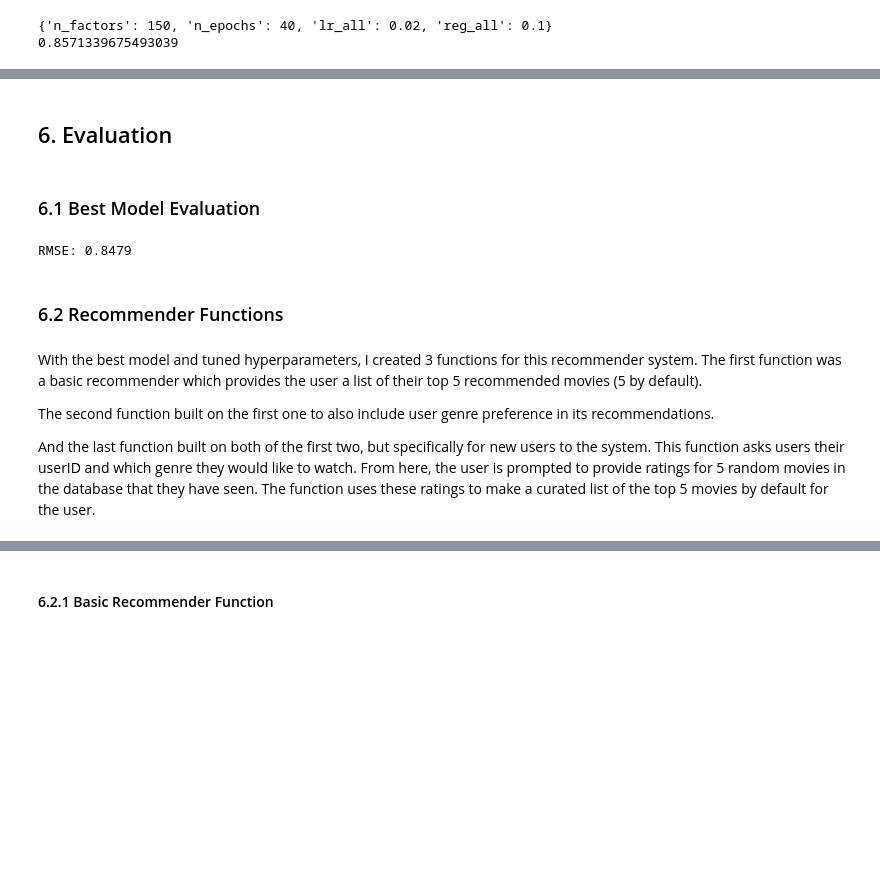
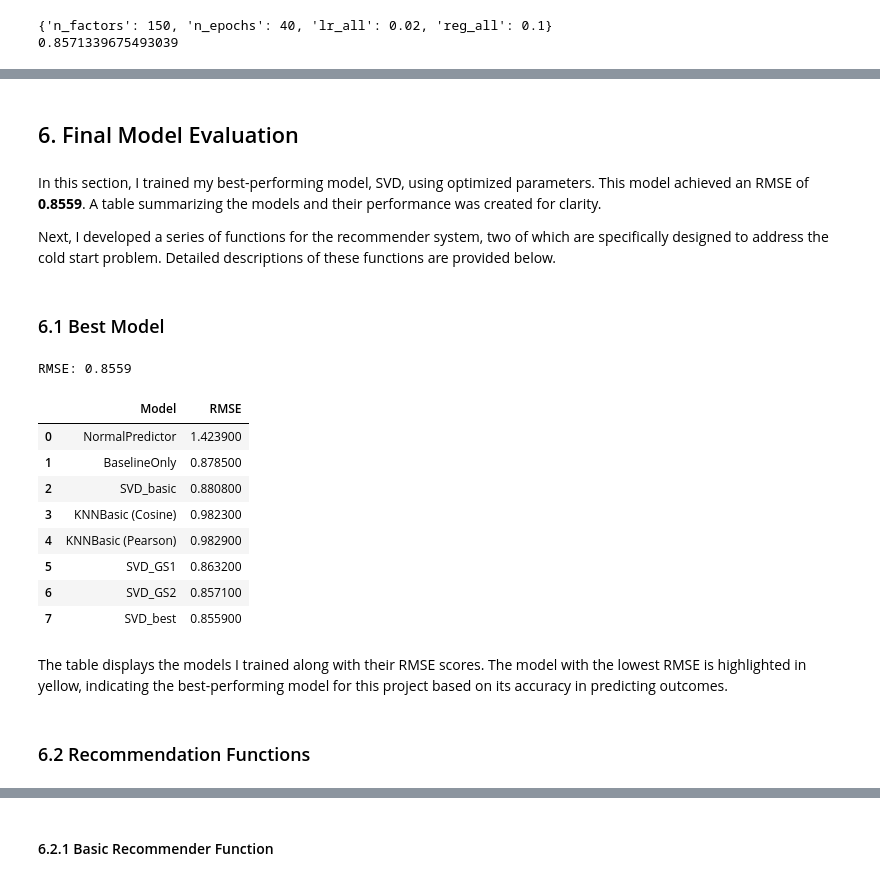
Before and after one commit to ckucewicz/movie_recommendation_system, a Jupyter notebook: notebook.ipynb, the cells around one changed output, grey strips where cells are left out. Drawn from its saved outputs; the diff is of its cells as text; code cells hidden in the pictures; blank space fills up the shorter version.

```diff
--- a/notebook.ipynb
+++ b/notebook.ipynb
@@ -782,7 +791,11 @@ print(grid_search2.best_score['rmse'])
 # %% [markdown]
-## 6. <a name ="Final-Model-Evaluation"></a> Evaluation
+## 6. <a name ="Final-Model-Evaluation"></a> Final Model Evaluation
+# %% [markdown]
+In this section, I trained my best-performing model, SVD, using optimized parameters. This model achieved an RMSE of **0.8559**. A table summarizing the models and their performance was created for clarity.
+
+Next, I developed a series of functions for the recommender system, two of which are specifically designed to address the cold start problem. Detailed descriptions of these functions are provided below.
 # %% [markdown]
-### 6.1 Best Model Evaluation
+### 6.1 Best Model
 # %%
 best_params = {
     'n_factors': 150,
@@ -792,16 +805,44 @@ best_params = {
 }
 # %%
 # defines and runs my best model
-best_model = SurprisePipeline(df=cleaned_ratings, model=SVD, model_params=best_params)
+best_model = SurprisePipeline(df=cleaned_ratings, model=SVD, model_params=best_params, random_state = 42)
 
-rmse = best_model.run()
+rmse_best_svd = best_model.run()
 # %% [output]
-RMSE: 0.8479
+RMSE: 0.8559
+# %%
+# RMSE scores for the models
+model_names = ['NormalPredictor', 'BaselineOnly', 'SVD_basic', 'KNNBasic (Cosine)', 'KNNBasic (Pearson)', 'SVD_GS1', 'SVD_GS2', 'SVD_best']
+rmse_scores = [1.4239, 0.8785, 0.8808, 0.9823, 0.9829, 0.8632, 0.8571, 0.8559]
+
+# Creates a DataFrame
+df_models = pd.DataFrame({
+    'Model': model_names,
+    'RMSE': rmse_scores
+})
+
+# Finds the index of the row with the minimum RMSE
+min_rmse_idx = df_models['RMSE'].idxmin()
+
+# Function that highlights the row with the lowest RMSE score
+def highlight_best(row):
+    return ['background-color: yellow' if row.name == min_rmse_idx else '' for _ in row]
+
+# Applies the highlighting function to the DataFrame
+styled_df = df_models.style.apply(highlight_best, axis=1)
+
+styled_df
+# %% [output]
+|  | Model | RMSE |
+| 0 | NormalPredictor | 1.423900 |
+| 1 | BaselineOnly | 0.878500 |
+| 2 | SVD_basic | 0.880800 |
+| 3 | KNNBasic (Cosine) | 0.982300 |
+| 4 | KNNBasic (Pearson) | 0.982900 |
+| 5 | SVD_GS1 | 0.863200 |
+| 6 | SVD_GS2 | 0.857100 |
+| 7 | SVD_best | 0.855900 |
+# %% [markdown]
+The table displays the models I trained along with their RMSE scores. The model with the lowest RMSE is highlighted in yellow, indicating the best-performing model for this project based on its accuracy in predicting outcomes.
 # %% [markdown]
-### 6.2 Recommender Functions
+### 6.2 <a name ="Recommendation-Functions"></a> Recommendation Functions
-# %% [markdown]
-With the best model and tuned hyperparameters, I created 3 functions for this recommender system. The first function was a basic recommender which provides the user a list of their top 5 recommended movies (5 by default).
-
-The second function built on the first one to also include user genre preference in its recommendations.
-
-And the last function built on both of the first two, but specifically for new users to the system. This function asks users their userID and which genre they would like to watch. From here, the user is prompted to provide ratings for 5 random movies in the database that they have seen. The function uses these ratings to make a curated list of the top 5 movies by default for the user.
```
Also changed, not shown: parts of 86 cells of this notebook, 2 other files.
